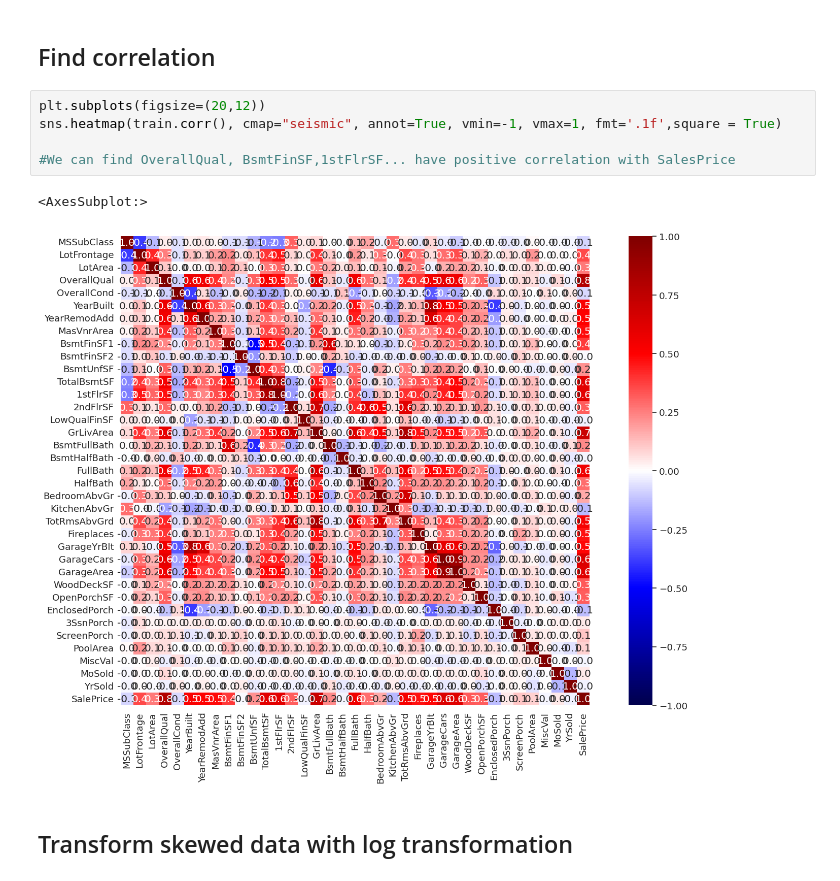
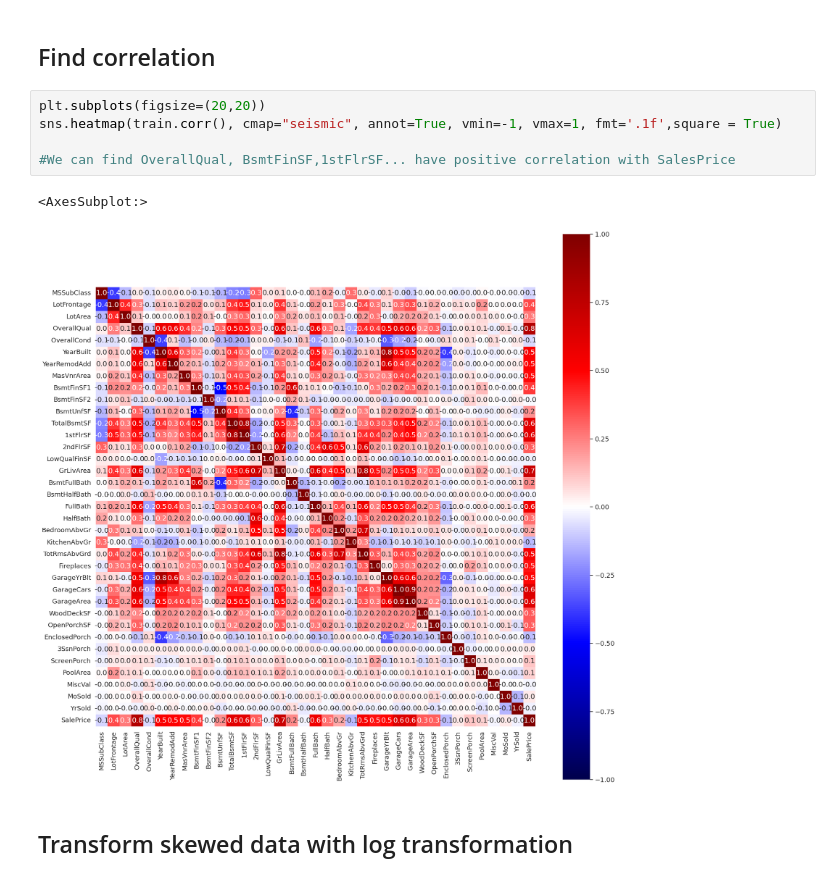
Before and after one commit to p1237777777/House-Prices-Advanced-Regression-Techniques, a Jupyter notebook: house-prices-regression-with-boost-algorithm.ipynb, the cells around one changed output. Drawn from its saved outputs; the diff is of its cells as text.

Commit message:
fix plot scale

```diff
--- a/house-prices-regression-with-boost-algorithm.ipynb
+++ b/house-prices-regression-with-boost-algorithm.ipynb
@@ -51,13 +51,13 @@ train.head()
 # %% [markdown]
 ## Find correlation
 # %%
-plt.subplots(figsize=(20,12))
+plt.subplots(figsize=(20,20))
 sns.heatmap(train.corr(), cmap="seismic", annot=True, vmin=-1, vmax=1, fmt='.1f',square = True)
 
 #We can find OverallQual, BsmtFinSF,1stFlrSF... have positive correlation with SalesPrice
 # %% [output]
 <AxesSubplot:>
-[figure, old version]
+[figure, new version]
 # %% [markdown]
 ## Transform skewed data with log transformation
 # %%
```
